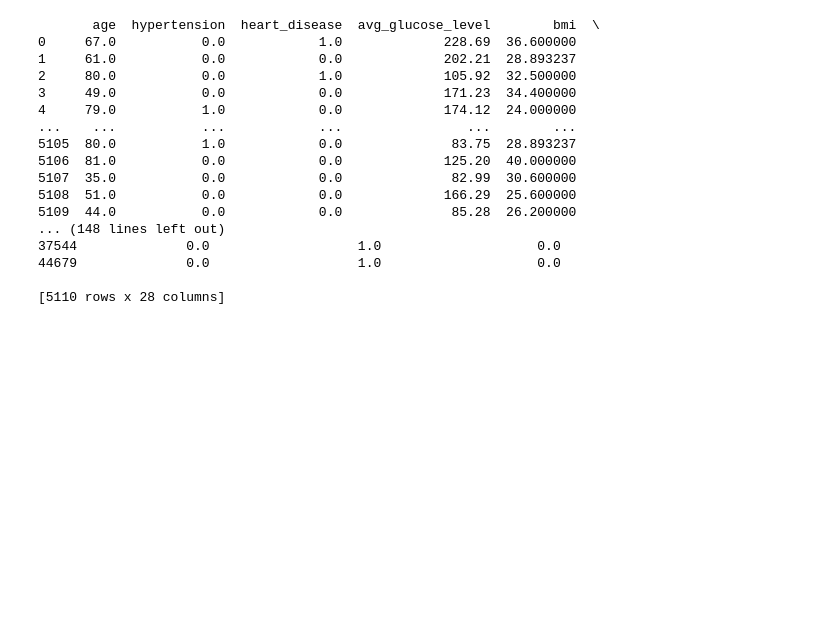
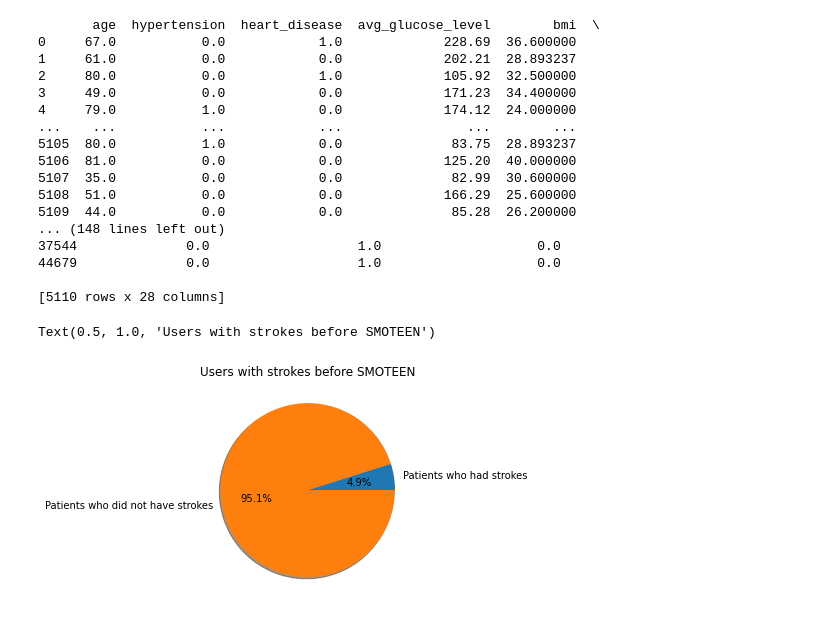
Before and after one commit to sean-ashley/Stroke-Prediction-App, a Jupyter notebook: training/smoteen_vis.ipynb, the cells around one changed output. Saved outputs shown, nothing was run; the diff lists cells and outputs as text; code cells hidden in the pictures; blank space fills up the shorter version.

```diff
--- a/training/smoteen_vis.ipynb
+++ b/training/smoteen_vis.ipynb
@@ -64,0 +64,7 @@ num_of_non_strokes = data.shape[0] - num_of_strokes
+# %%
+#plot the data in a pie chart
+pie_chart = plt.pie([num_of_strokes,num_of_non_strokes],labels = ["Patients who had strokes","Patients who did not have strokes"],shadow = True,autopct='%1.1f%%')
+plt.title('Users with strokes before SMOTEEN')
+# %% [output]
+Text(0.5, 1.0, 'Users with strokes before SMOTEEN')
+[figure, added]
```
Also changed, not shown: parts of 4 cells of this notebook, 3 other files.
